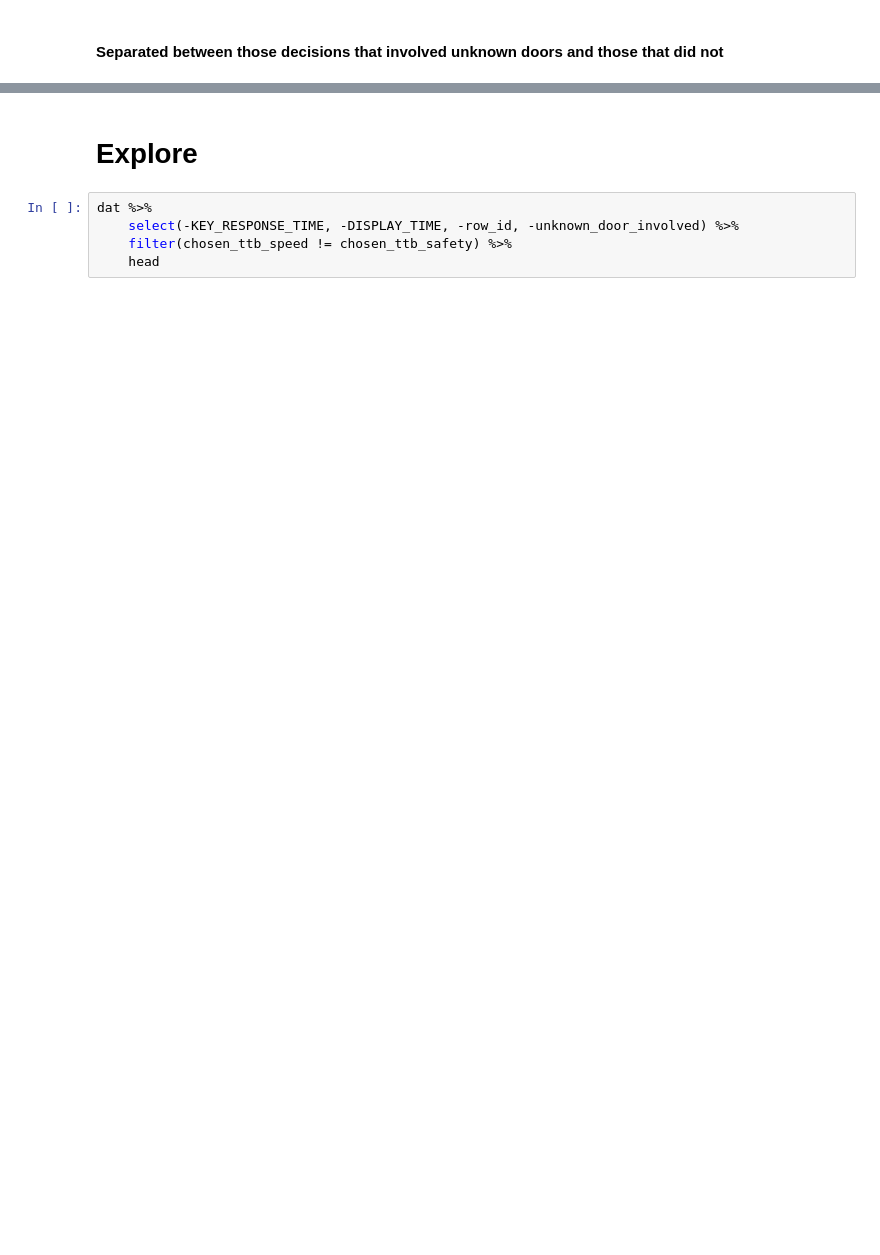
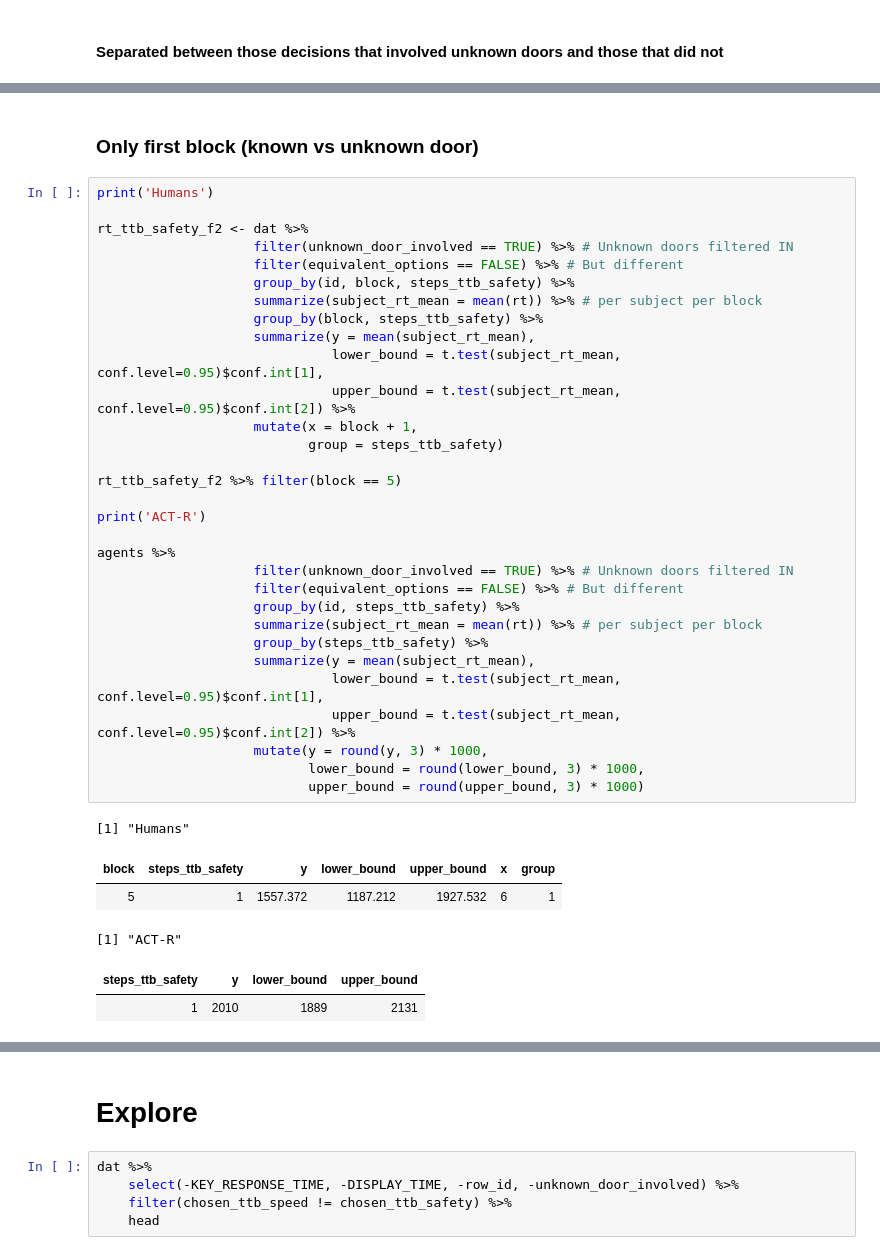
Before and after one commit to franciscoqv/evacuation-actr, a Jupyter notebook: Data analysis - Evacuation/Forced Choice Analysis.ipynb, the cells around one changed output, grey strips where cells are left out. Saved outputs shown, nothing was run; the diff lists cells and outputs as text; blank space fills up the shorter version.

```diff
--- a/Data analysis - Evacuation/Forced Choice Analysis.ipynb
+++ b/Data analysis - Evacuation/Forced Choice Analysis.ipynb
@@ -599,0 +795,40 @@ head(response_times)
+# %% [markdown]
+### Only first block (known vs unknown door)
+# %%
+print('Humans')
+
+rt_ttb_safety_f2 <- dat %>%
+                    filter(unknown_door_involved == TRUE) %>% # Unknown doors filtered IN
+                    filter(equivalent_options == FALSE) %>% # But different
+                    group_by(id, block, steps_ttb_safety) %>%
+                    summarize(subject_rt_mean = mean(rt)) %>% # per subject per block
+                    group_by(block, steps_ttb_safety) %>%
+                    summarize(y = mean(subject_rt_mean),
+                              lower_bound = t.test(subject_rt_mean, conf.level=0.95)$conf.int[1],
+                              upper_bound = t.test(subject_rt_mean, conf.level=0.95)$conf.int[2]) %>%
+                    mutate(x = block + 1,
+                           group = steps_ttb_safety)
+
+rt_ttb_safety_f2 %>% filter(block == 5)
+
+print('ACT-R')
+
+agents %>%
+                    filter(unknown_door_involved == TRUE) %>% # Unknown doors filtered IN
+                    filter(equivalent_options == FALSE) %>% # But different
+                    group_by(id, steps_ttb_safety) %>%
+                    summarize(subject_rt_mean = mean(rt)) %>% # per subject per block
+                    group_by(steps_ttb_safety) %>%
+                    summarize(y = mean(subject_rt_mean),
+                              lower_bound = t.test(subject_rt_mean, conf.level=0.95)$conf.int[1],
+                              upper_bound = t.test(subject_rt_mean, conf.level=0.95)$conf.int[2]) %>%
+                    mutate(y = round(y, 3) * 1000,
+                           lower_bound = round(lower_bound, 3) * 1000,
+                           upper_bound = round(upper_bound, 3) * 1000)
+# %% [output]
+[1] "Humans"
+| block | steps_ttb_safety | y | lower_bound | upper_bound | x | group |
+| 5 | 1 | 1557.372 | 1187.212 | 1927.532 | 6 | 1 |
+[1] "ACT-R"
+| steps_ttb_safety | y | lower_bound | upper_bound |
+| 1 | 2010 | 1889 | 2131 |
```
Also changed, not shown: parts of 31 cells of this notebook, 8 other files.
